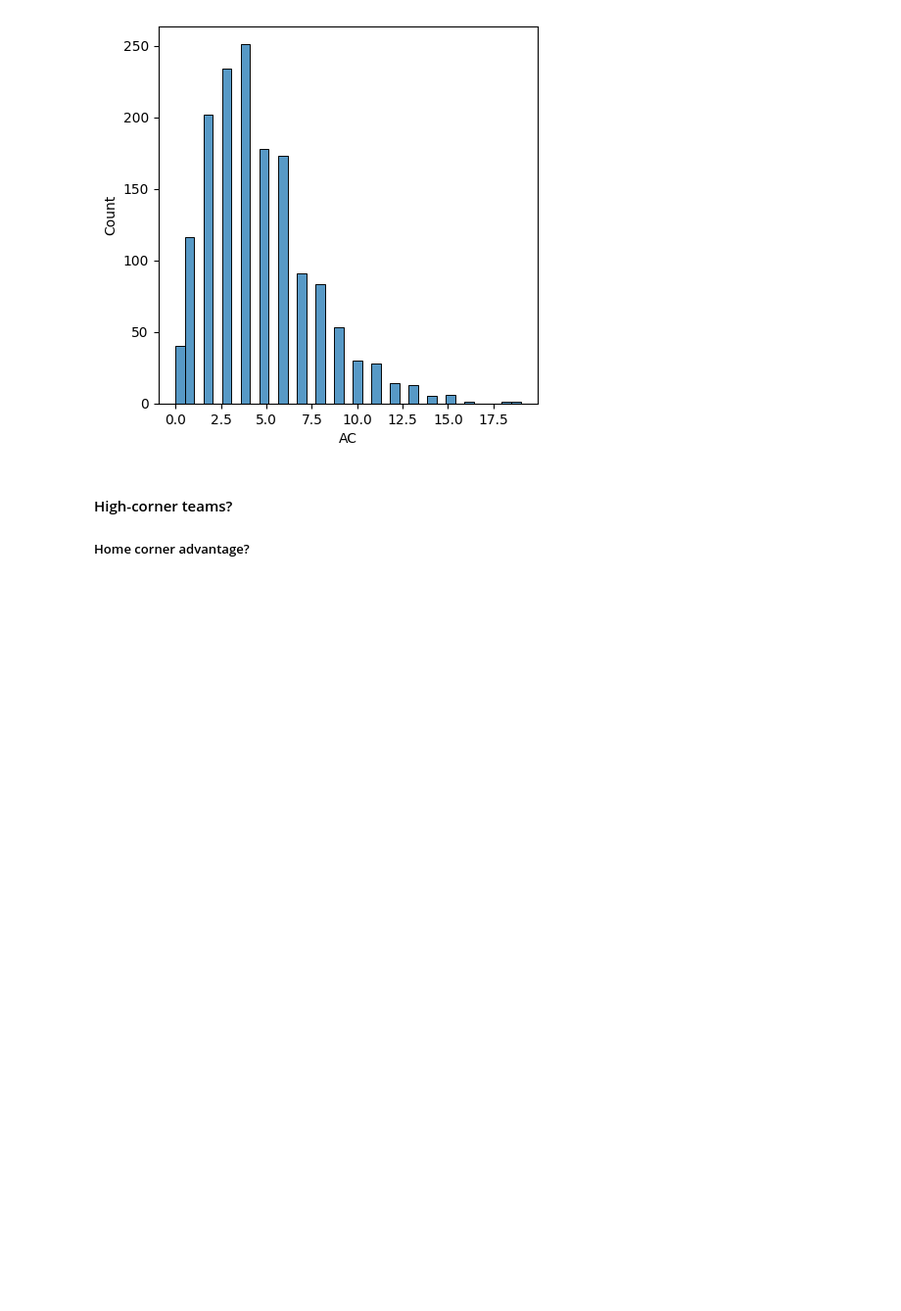
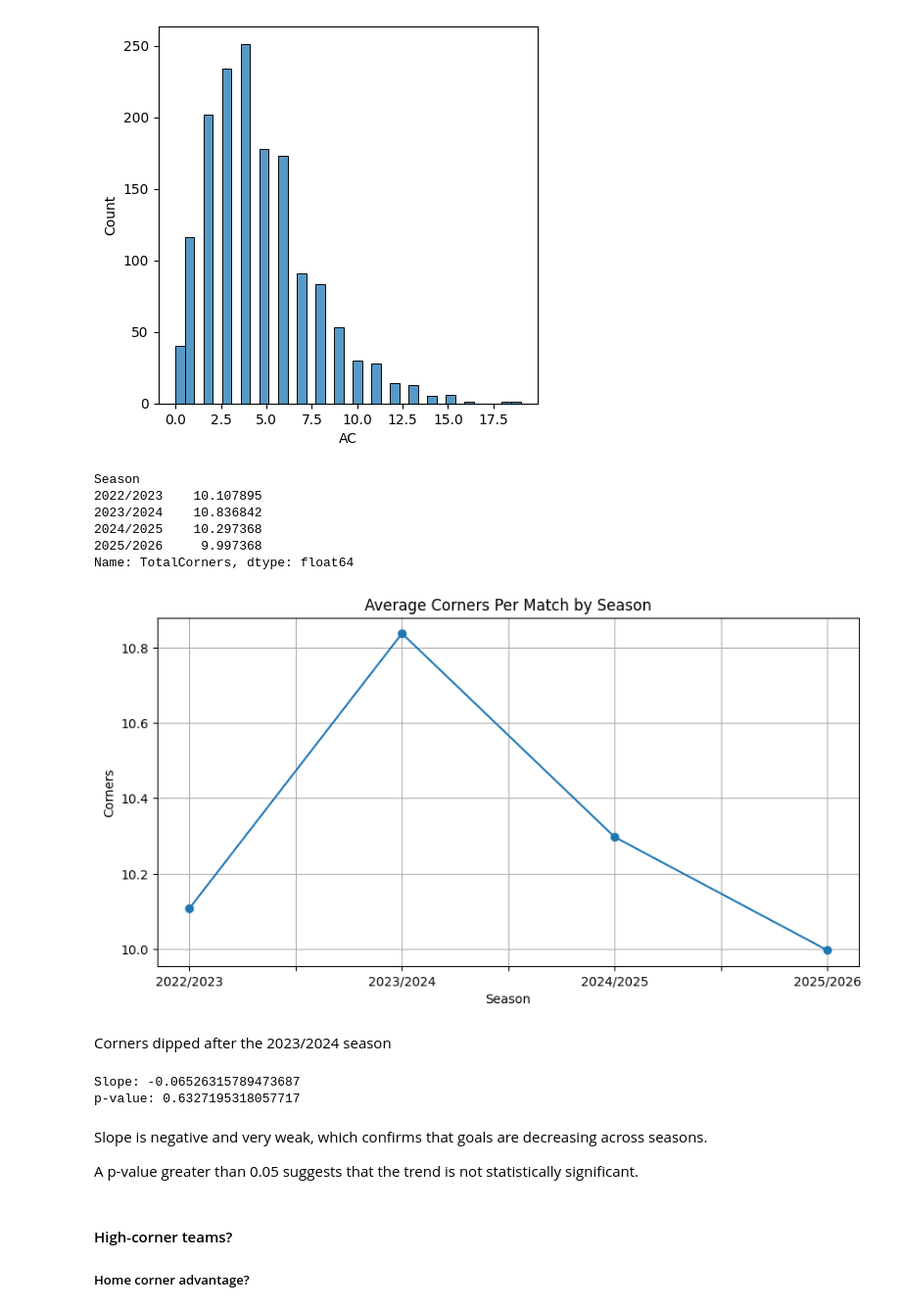
Before and after one commit to CistEm42/Match-Predictor, a Jupyter notebook: notebooks/data_exploration.ipynb, the cells around one changed output. Shown at 98% size. Drawn from its saved outputs; the diff is of its cells as text; code cells hidden in the pictures; blank space fills up the shorter version.

```diff
--- a/notebooks/data_exploration.ipynb
+++ b/notebooks/data_exploration.ipynb
@@ -416,6 +530,56 @@ sns.histplot(data=data, x=data['AC'])
 plt.show()
 # %% [output]
 [figure]
+# %%
+corners_per_season = (
+    data.groupby("Season")["TotalCorners"]
+        .mean()
+        .sort_index()
+)
+corners_per_season
+# %% [output]
+Season
+2022/2023    10.107895
+2023/2024    10.836842
+2024/2025    10.297368
+2025/2026     9.997368
+Name: TotalCorners, dtype: float64
+# %%
+plt.figure(figsize=(10,5))
+
+corners_per_season.plot(
+    marker="o"
+)
+
+plt.title(
+    "Average Corners Per Match by Season"
+)
+
+plt.ylabel("Corners")
+plt.xlabel("Season")
+
+plt.grid(True)
+
+plt.show()
+# %% [output]
+[figure, added]
+# %% [markdown]
+Corners dipped after the 2023/2024 season
+# %%
+x = np.arange(len(goals_per_season))
+y = goals_per_season.values
+
+slope, intercept, r, p, std_err = linregress(x, y)
+
+print("Slope:", slope)
+print("p-value:", p)
+# %% [output]
+Slope: -0.06526315789473687
+p-value: 0.6327195318057717
+# %% [markdown]
+Slope is negative and very weak, which confirms that goals are decreasing across seasons.
+
+A p-value greater than 0.05 suggests that the trend is not statistically significant.
 # %% [markdown]
 #### High-corner teams?
 ##### Home corner advantage?
```
Also changed, not shown: parts of 64 cells of this notebook, 2 other files.
